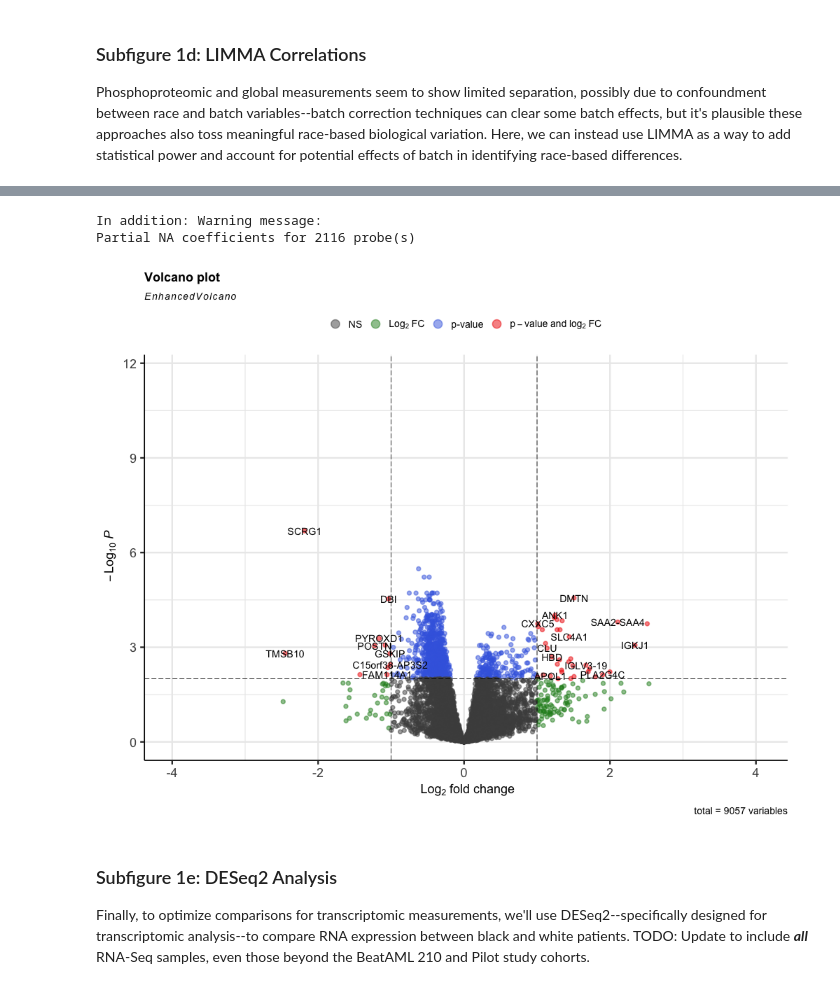
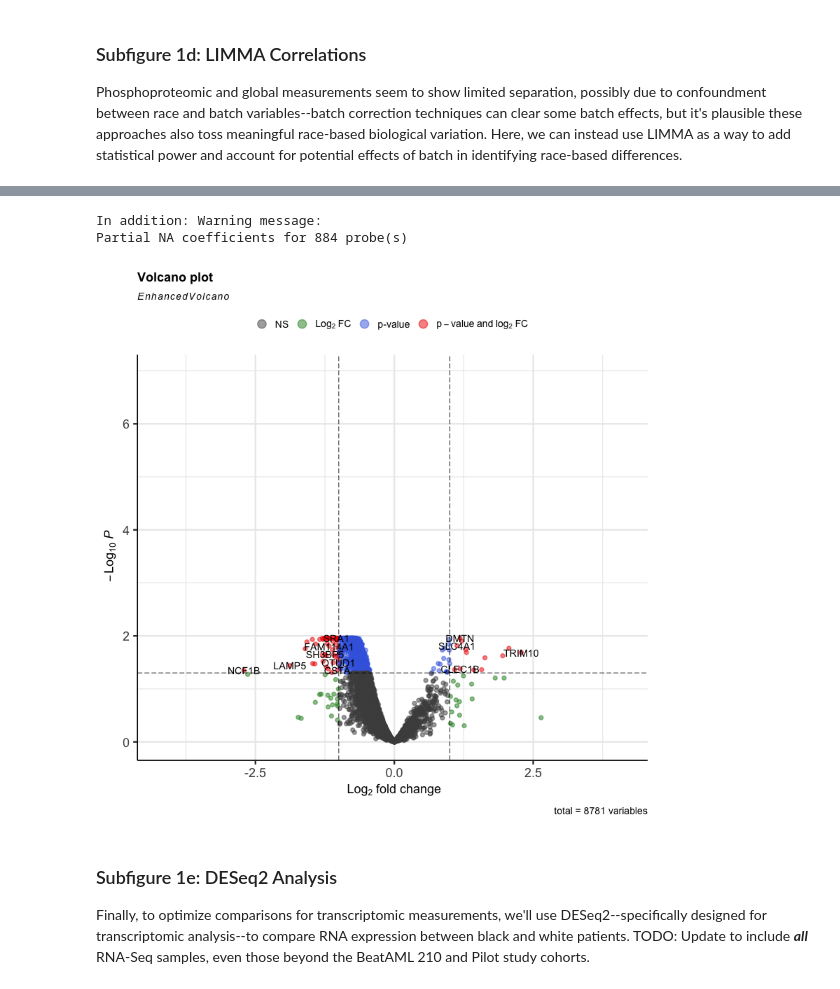
Before and after one commit to PNNL-CompBio/amlMultidrugResistance, a Jupyter notebook: aml_outcome_disparities/analysis/fig1/figure1.ipynb, the cells around one changed output, grey strips where cells are left out. Drawn from its saved outputs; the diff is of its cells as text; code cells hidden in the pictures.

```diff
--- a/aml_outcome_disparities/analysis/fig1/figure1.ipynb
+++ b/aml_outcome_disparities/analysis/fig1/figure1.ipynb
@@ -92,16 +82,19 @@ from pilot.data_import import import_global, import_meta, import_phospho, import
 # %%
 meta = import_meta()
+aux_meta = import_meta(aux_meta=True)
 
 # Load in datasets using Python-based functions and concatenate BeatAML 210
 # and Pilot cohorts
-global_prot = import_global(pre_corrected=True)
+global_prot = import_global()
 global_prot = pd.concat(global_prot, axis=0)
-phospho = import_phospho(pre_corrected=True)
+phospho = import_phospho()
 phospho = pd.concat(phospho, axis=0)
+lipids = pd.concat(import_lipids(), axis=0)
+metabolites = pd.concat(import_metabolites(), axis=0)
 
 rna = import_rna(return_symbols=True, batch_correct=True, tpm=False)
 rna = pd.concat(rna, axis=0)
-rna = rna.loc[rna.index.intersection(meta.index), :]
+rna = rna.loc[rna.index.intersection(aux_meta.index), :]
 
 # Convert Python objects to R for use in later notebook cells
 with localconverter(ro.default_converter + pandas2ri.converter):
@@ -109,4 +102,7 @@ with localconverter(ro.default_converter + pandas2ri.converter):
     phospho_r = ro.conversion.py2rpy(phospho)
     rna_r = ro.conversion.py2rpy(rna)
     meta_r = ro.conversion.py2rpy(meta)
+    aux_meta_r = ro.conversion.py2rpy(aux_meta)
+    lipids_r = ro.conversion.py2rpy(lipids)
+    metabolites_r = ro.conversion.py2rpy(metabolites)
 # %% [output]
@@ -157,12 +153,12 @@ generated.
 # %%
-%%R -i global_r -i meta_r -w 1000 -h 800 -u px
+%%R -i global_r -i meta_r -w 800 -h 800 -u px
 source("../../src/r/proteomics/limma_correlations.R")
-global_results <- run_limma(global_r, meta_r)
+global_results <- run_limma(global_r, meta_r, p_cutoff = 0.05)
 global_results$volcano
 # %% [output]
 In addition: Warning message:
-Partial NA coefficients for 2116 probe(s)
+Partial NA coefficients for 884 probe(s)
-[figure, old version]
+[figure, new version]
 # %% [markdown]
 ### Subfigure 1e: DESeq2 Analysis
 Finally, to optimize comparisons for transcriptomic measurements, we'll use DESeq2--specifically designed for transcriptomic analysis--to compare RNA expression between black and white patients.
```
Also changed, not shown: parts of 7 cells of this notebook, 4 other files.
